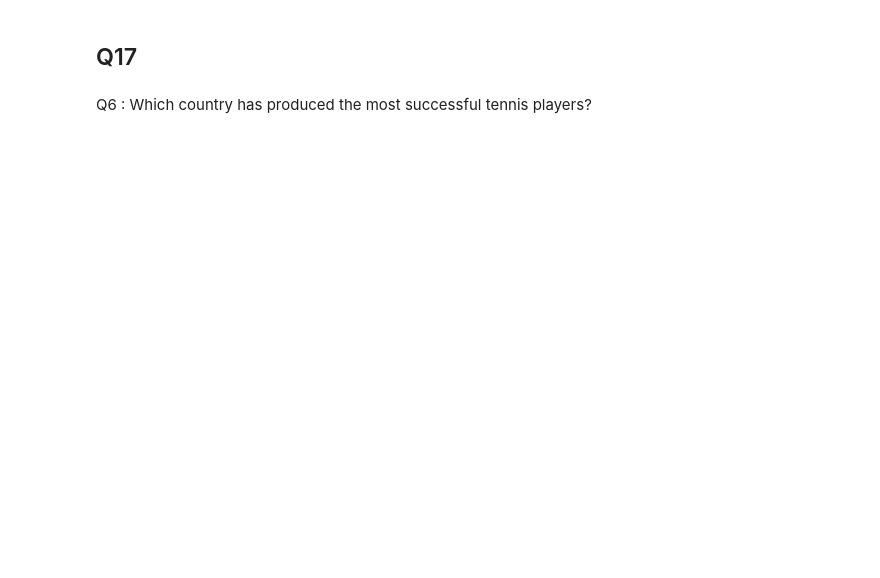
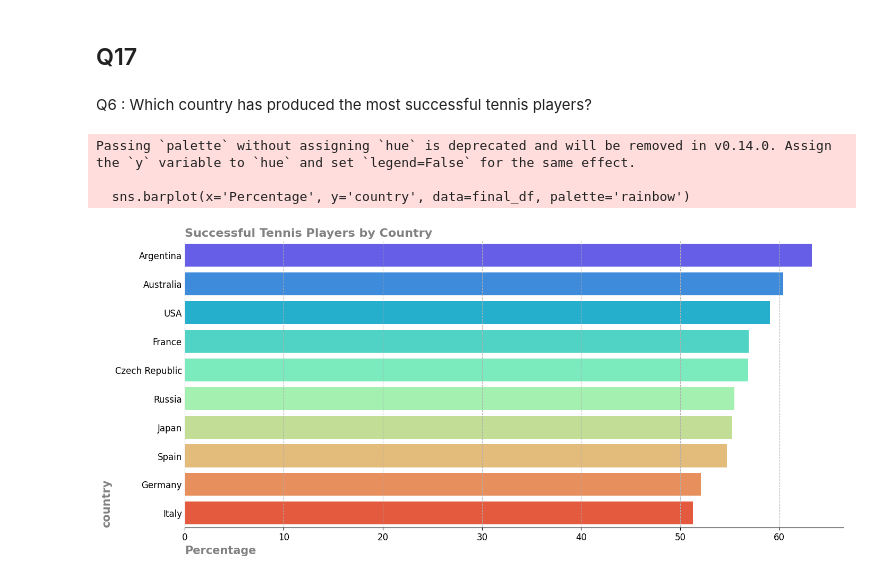
Before and after one commit to rezabaram1/TennisAnalysisProject, a Jupyter notebook: Analysis_data.ipynb, the cells around one changed output. Drawn from its saved outputs; the diff is of its cells as text; code cells hidden in the pictures; blank space fills up the shorter version.

Commit message:
Added rainbow bar plot showing percentage of successful tennis players by country

```diff
--- a/Analysis_data.ipynb
+++ b/Analysis_data.ipynb
@@ -722,30 +719,63 @@ final_df_home = merge_df.groupby(['match_id', 'full_name_home', 'country_home'])
 # Aggregate wins for away players
 final_df_away = merge_df.groupby(['match_id', 'full_name_away', 'country_away']).agg(
     wins=('is_winner_away', 'sum')
 ).reset_index()
 
 # Standardize column names to combine home and away stats
 final_df_home.rename(columns={'full_name_home':'full_name','country_home':'country'}, inplace=True)
 final_df_away.rename(columns={'full_name_away':'full_name','country_away':'country'}, inplace=True)
 
 # Combine home and away stats, calculate total matches and wins per country
 final_df = pd.concat([final_df_home, final_df_away]).groupby('country').agg(
     total_match=('match_id','nunique'),
     total_wins=('wins','sum')
 ).reset_index()
 
 # Sort countries by total wins
 final_df.sort_values(by='total_wins', ascending=False, inplace=True)
 
 # Calculate win percentage per country
 final_df['Percentage'] = (final_df['total_wins'] / final_df['total_match'] * 100).round(2)
 
 # Keep top 10 countries
 final_df = final_df.head(10)
 
 # Sort top countries by win percentage
 final_df.sort_values(by='Percentage', ascending=False, inplace=True)
 
 # Reset index to start from 1
 final_df = final_df.reset_index(drop=True)
 final_df.index = final_df.index + 1
+
+# Added plot
+fig, ax =plt.subplots(figsize=(16,7))
+sns.barplot(x='Percentage', y='country', data=final_df, palette='rainbow')
+ax.spines[['left','top','right']].set_visible(False)
+ax.set_title('Successful Tennis Players by Country',
+             loc='left',
+             weight='bold',
+             color='gray',
+             fontsize=16)
+ax.set_xlabel('Percentage',
+              loc='left',
+              weight='bold',
+              color='gray',
+              fontsize=15)
+
+ax.set_ylabel('country',
+              loc='bottom',
+              weight='bold',
+              color='gray',
+              fontsize=15)
+
+ax.tick_params(axis='y',labelsize='large')
+ax.tick_params(axis='x',labelsize='large')
+
+ax.tick_params(axis='y',which='major',length=0)
+ax.grid(axis='x',linestyle='dashed')
+plt.show()
+# %% [output]
+Passing `palette` without assigning `hue` is deprecated and will be removed in v0.14.0. Assign the `y` variable to `hue` and set `legend=False` for the same effect.
+
+  sns.barplot(x='Percentage', y='country', data=final_df, palette='rainbow')
+[figure, added]
```
Also changed, not shown: parts of 1 cell of this notebook.
